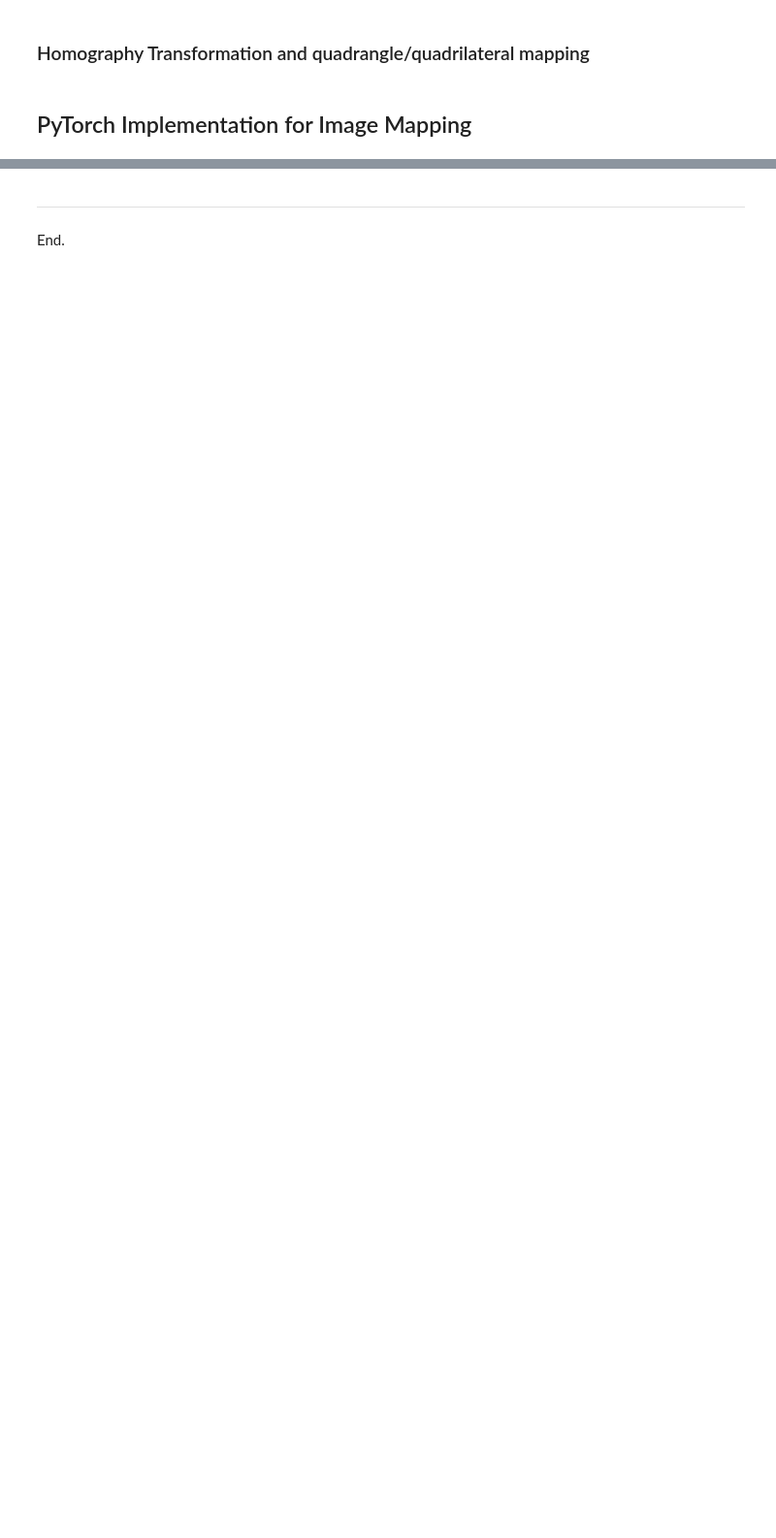
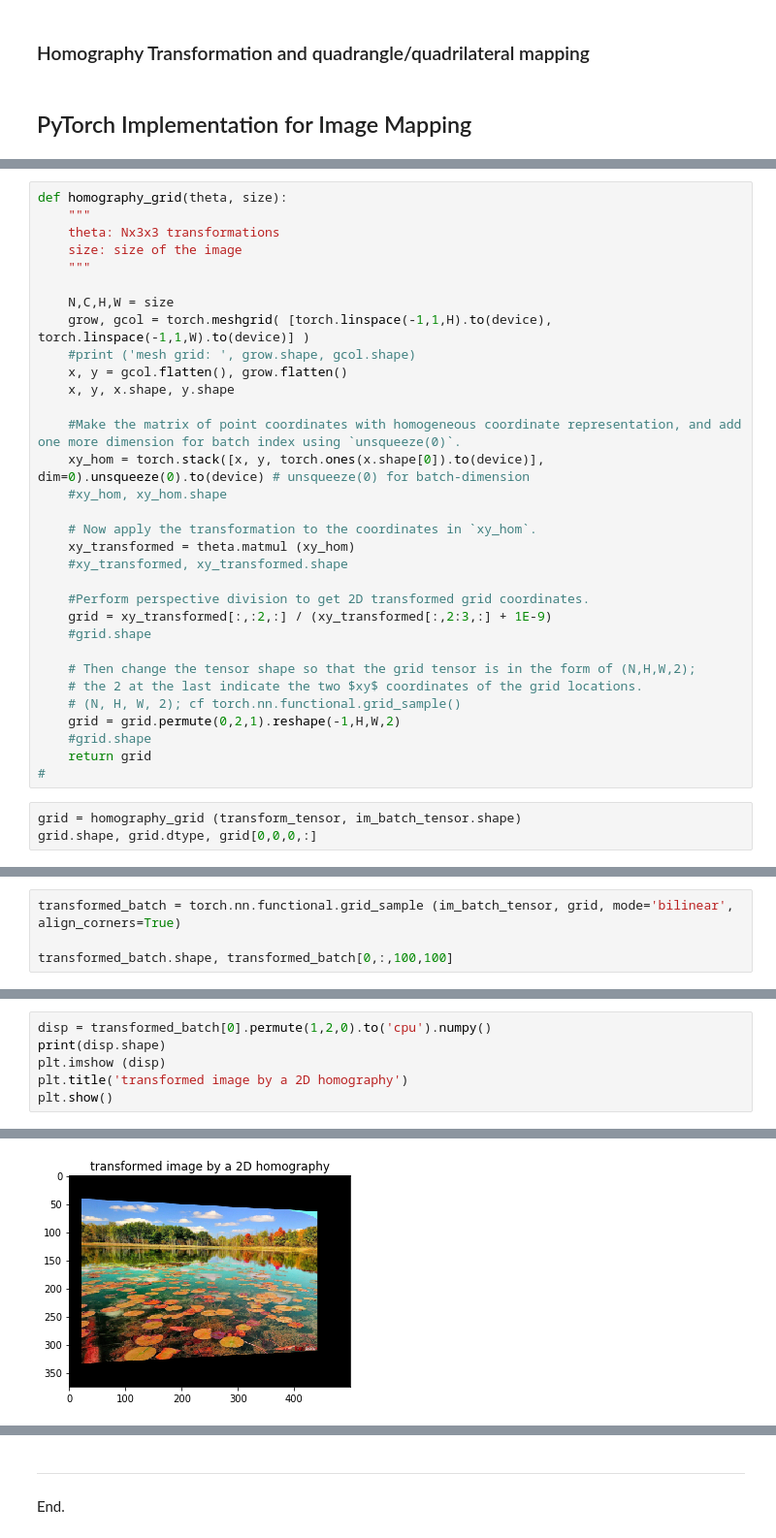
Before and after one commit to yongduek/cvip, a Jupyter notebook: transformations_in_2D.ipynb, the cells around one changed output, grey strips where cells are left out. Shown at 97% size. Drawn from its saved outputs; the diff is of its cells as text; blank space fills up the shorter version.

```diff
--- a/transformations_in_2D.ipynb
+++ b/transformations_in_2D.ipynb
@@ -137,0 +261,35 @@ drawTriangle(p, 'initial shape')
+# %%
+def homography_grid(theta, size):
+    """
+    theta: Nx3x3 transformations
+    size: size of the image
+    """
+
+    N,C,H,W = size
+    grow, gcol = torch.meshgrid( [torch.linspace(-1,1,H).to(device), torch.linspace(-1,1,W).to(device)] )
+    #print ('mesh grid: ', grow.shape, gcol.shape)
+    x, y = gcol.flatten(), grow.flatten()
+    x, y, x.shape, y.shape
+
+    #Make the matrix of point coordinates with homogeneous coordinate representation, and add one more dimension for batch index using `unsqueeze(0)`.
+    xy_hom = torch.stack([x, y, torch.ones(x.shape[0]).to(device)], dim=0).unsqueeze(0).to(device) # unsqueeze(0) for batch-dimension
+    #xy_hom, xy_hom.shape
+
+    # Now apply the transformation to the coordinates in `xy_hom`.
+    xy_transformed = theta.matmul (xy_hom)
+    #xy_transformed, xy_transformed.shape
+
+    #Perform perspective division to get 2D transformed grid coordinates.
+    grid = xy_transformed[:,:2,:] / (xy_transformed[:,2:3,:] + 1E-9)
+    #grid.shape
+
+    # Then change the tensor shape so that the grid tensor is in the form of (N,H,W,2);
+    # the 2 at the last indicate the two $xy$ coordinates of the grid locations.
+    # (N, H, W, 2); cf torch.nn.functional.grid_sample()
+    grid = grid.permute(0,2,1).reshape(-1,H,W,2)
+    #grid.shape
+    return grid
+#
+# %%
+grid = homography_grid (transform_tensor, im_batch_tensor.shape)
+grid.shape, grid.dtype, grid[0,0,0,:]
@@ -137,0 +303,4 @@ drawTriangle(p, 'initial shape')
+# %%
+transformed_batch = torch.nn.functional.grid_sample (im_batch_tensor, grid, mode='bilinear', align_corners=True)
+
+transformed_batch.shape, transformed_batch[0,:,100,100]
@@ -137,0 +313,7 @@ drawTriangle(p, 'initial shape')
+# %%
+disp = transformed_batch[0].permute(1,2,0).to('cpu').numpy()
+print(disp.shape)
+plt.imshow (disp)
+plt.title('transformed image by a 2D homography')
+plt.show()
+# %% [output]
@@ -137,0 +321 @@ drawTriangle(p, 'initial shape')
+[figure, added]
```
Also changed, not shown: parts of 29 cells of this notebook.
